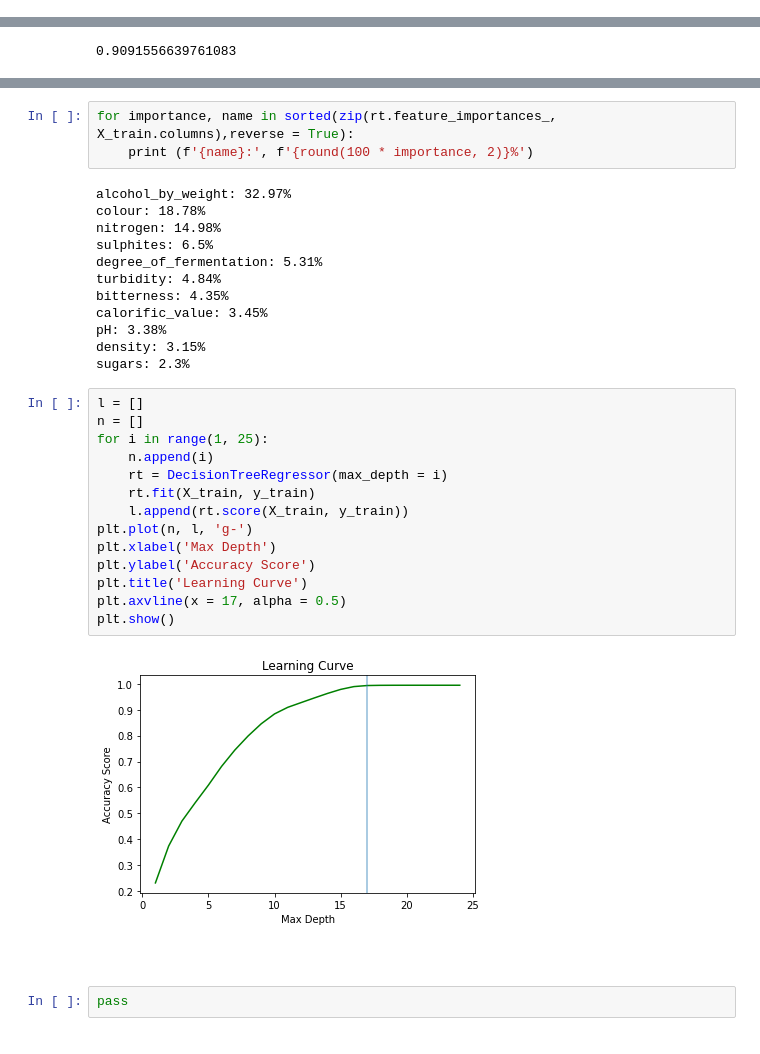
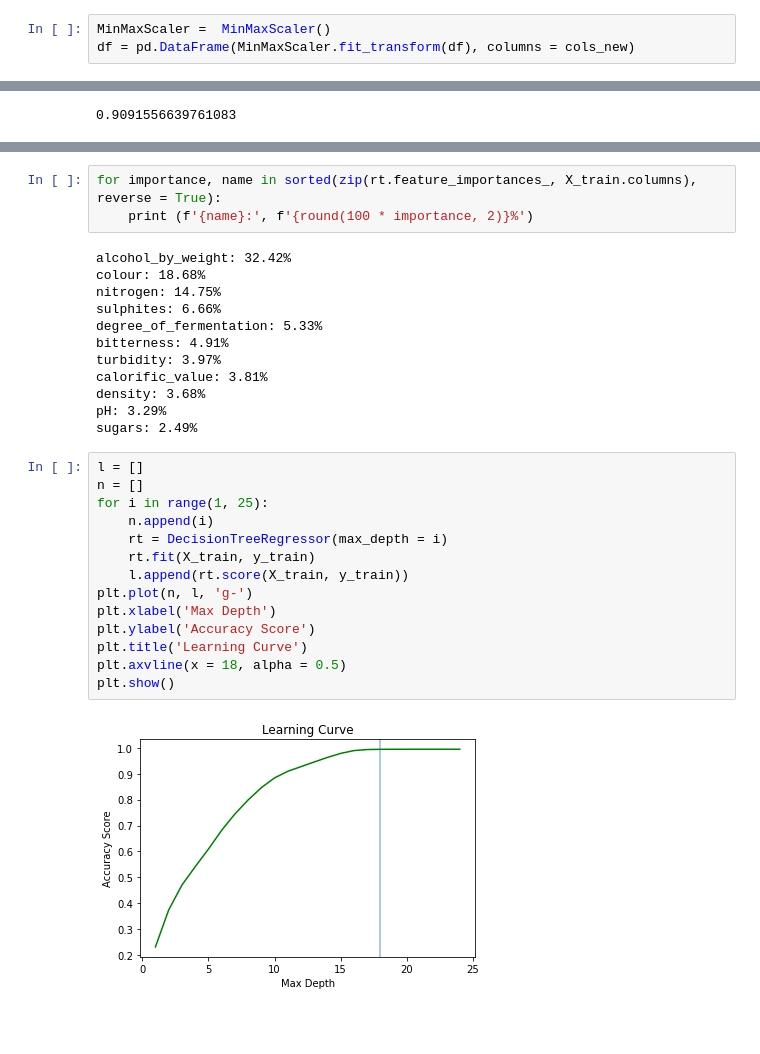
Before and after one commit to OisinB-2814/MLA3, a Jupyter notebook: MLA3.ipynb, the cells around one changed output, grey strips where cells are left out. Saved outputs shown, nothing was run; the diff lists cells and outputs as text.

Commit message:
Did 2 scalings on the data, need next to comment code

```diff
--- a/MLA3.ipynb
+++ b/MLA3.ipynb
@@ -39,6 +39,9 @@ Now I need to split the data up into independent and dependent variables
 # %%
 scaler = StandardScaler()
 df = pd.DataFrame(scaler.fit_transform(df), columns = cols_new)
+# %%
+MinMaxScaler =  MinMaxScaler()
+df = pd.DataFrame(MinMaxScaler.fit_transform(df), columns = cols_new)
 # %%
 X = df.iloc[:, :-1] # Independent Variables
 # %%
@@ -164,35 +167,33 @@ R Squared Score is: 0.9091556639761081
 # %%
-for importance, name in sorted(zip(rt.feature_importances_, X_train.columns),reverse = True):
+for importance, name in sorted(zip(rt.feature_importances_, X_train.columns), reverse = True):
     print (f'{name}:', f'{round(100 * importance, 2)}%')
 # %% [output]
-alcohol_by_weight: 32.97%
-colour: 18.78%
-nitrogen: 14.98%
-sulphites: 6.5%
-degree_of_fermentation: 5.31%
-turbidity: 4.84%
-bitterness: 4.35%
-calorific_value: 3.45%
-pH: 3.38%
-density: 3.15%
-sugars: 2.3%
+alcohol_by_weight: 32.42%
+colour: 18.68%
+nitrogen: 14.75%
+sulphites: 6.66%
+degree_of_fermentation: 5.33%
+bitterness: 4.91%
+turbidity: 3.97%
+calorific_value: 3.81%
+density: 3.68%
+pH: 3.29%
+sugars: 2.49%
 # %%
 l = []
 n = []
 for i in range(1, 25):
     n.append(i)
     rt = DecisionTreeRegressor(max_depth = i)
     rt.fit(X_train, y_train)
     l.append(rt.score(X_train, y_train))
 plt.plot(n, l, 'g-')
 plt.xlabel('Max Depth')
 plt.ylabel('Accuracy Score')
 plt.title('Learning Curve')
-plt.axvline(x = 17, alpha = 0.5)
+plt.axvline(x = 18, alpha = 0.5)
 plt.show()
 # %% [output]
-[figure, old version]
+[figure, new version]
 # %% [markdown]
 ####
-# %%
-pass
```
Also changed, not shown: parts of 9 cells of this notebook.
